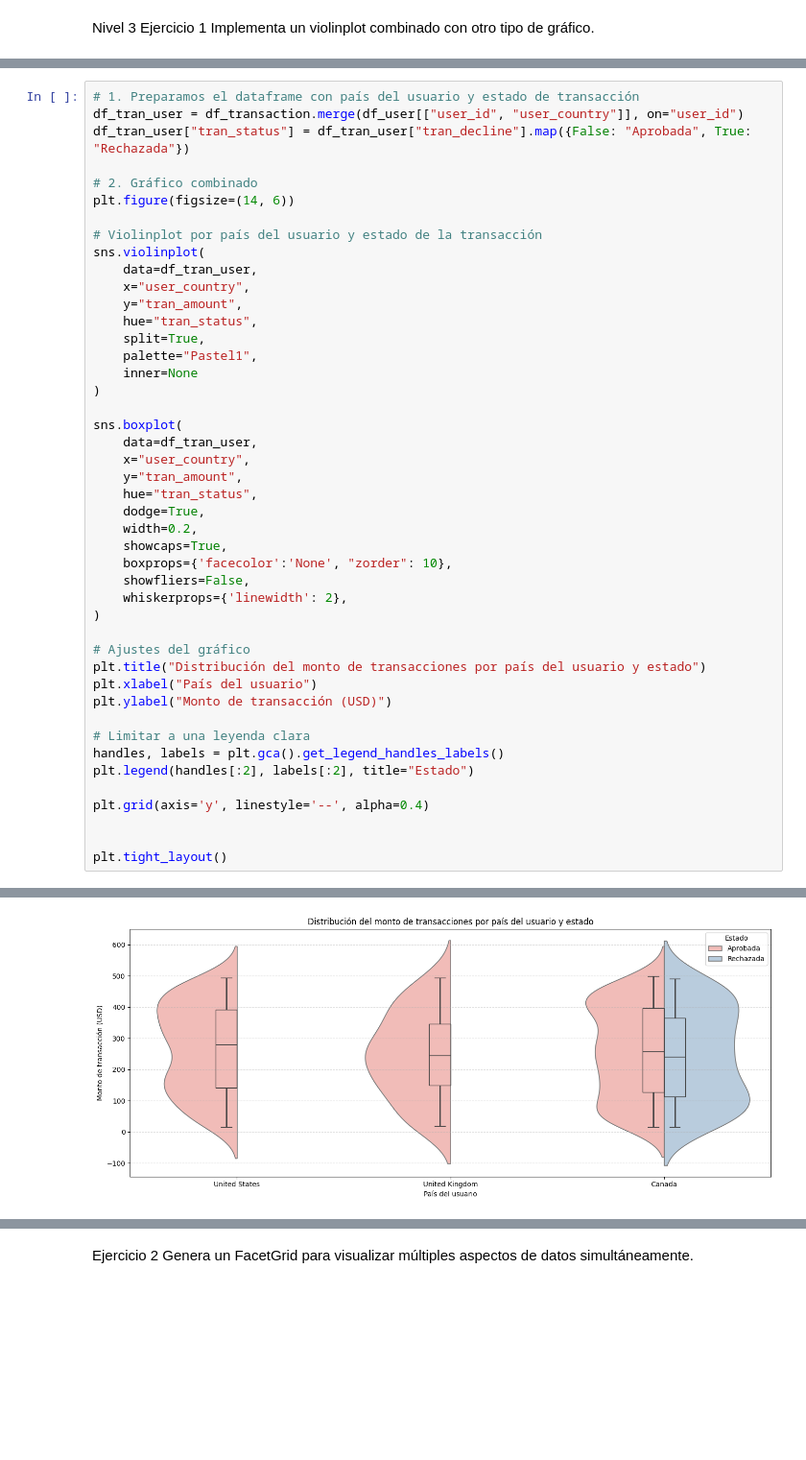
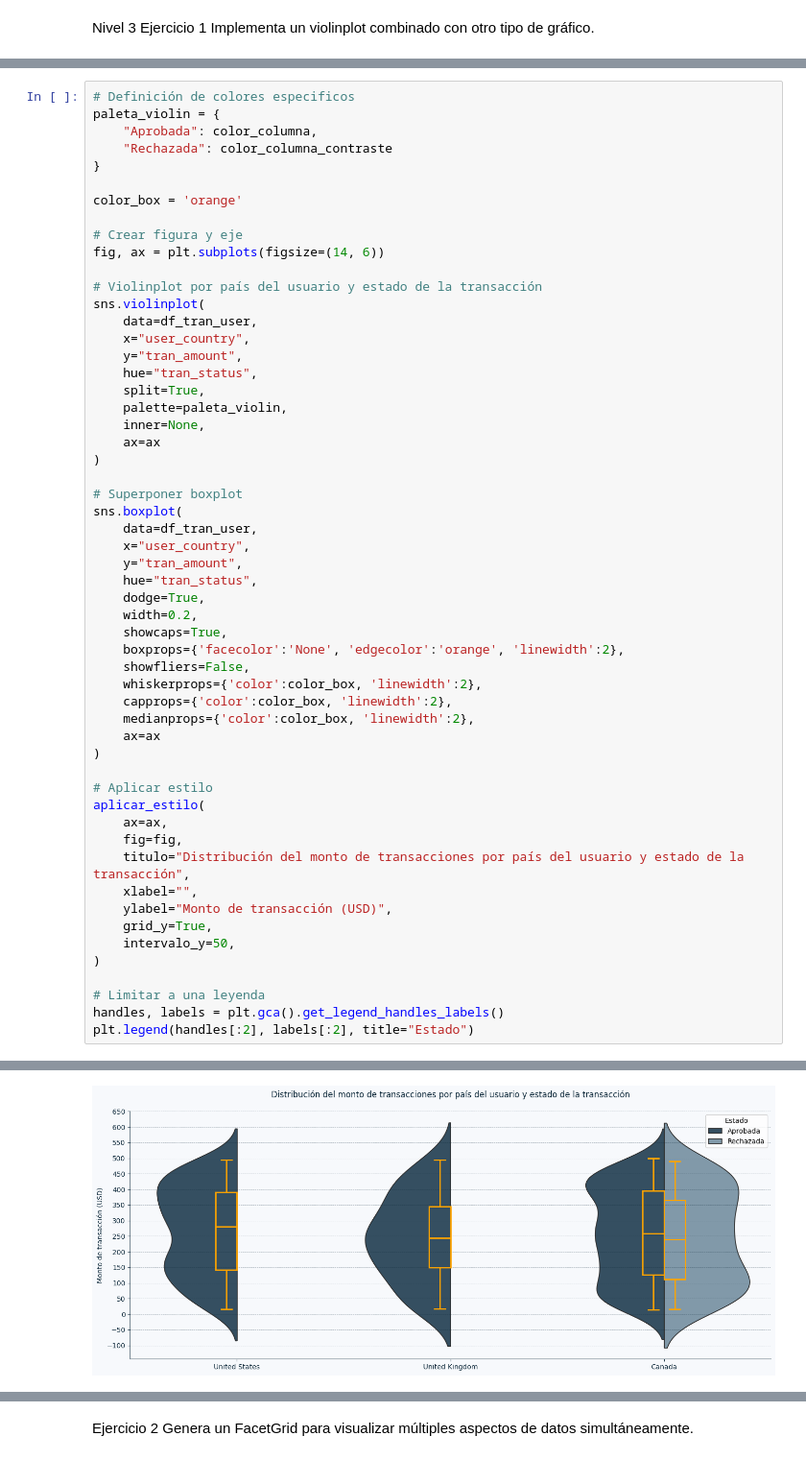
Before and after one commit to ingridtp/itacademy, a Jupyter notebook: Sprint 8/Sprint8.ipynb, the cells around one changed output, grey strips where cells are left out. Shown at 96% size. Cells and saved outputs as stored; diff of their text form; blank space fills up the shorter version.

```diff
--- a/Sprint 8/Sprint8.ipynb
+++ b/Sprint 8/Sprint8.ipynb
@@ -1022,10 +1018,14 @@ Implementa un violinplot combinado con otro tipo de gráfico.
 # %%
-# 1. Preparamos el dataframe con país del usuario y estado de transacción
-df_tran_user = df_transaction.merge(df_user[["user_id", "user_country"]], on="user_id")
-df_tran_user["tran_status"] = df_tran_user["tran_decline"].map({False: "Aprobada", True: "Rechazada"})
+# Definición de colores especificos
+paleta_violin = {
+    "Aprobada": color_columna,
+    "Rechazada": color_columna_contraste
+}
 
-# 2. Gráfico combinado
-plt.figure(figsize=(14, 6))
+color_box = 'orange'
+
+# Crear figura y eje
+fig, ax = plt.subplots(figsize=(14, 6))
 
 # Violinplot por país del usuario y estado de la transacción
 sns.violinplot(
@@ -1034,10 +1034,12 @@ sns.violinplot(
     y="tran_amount",
     hue="tran_status",
     split=True,
-    palette="Pastel1",
-    inner=None
+    palette=paleta_violin,
+    inner=None,
+    ax=ax
 )
 
+# Superponer boxplot
 sns.boxplot(
     data=df_tran_user,
     x="user_country",
@@ -1046,22 +1048,26 @@ sns.boxplot(
     dodge=True,
     width=0.2,
     showcaps=True,
-    boxprops={'facecolor':'None', "zorder": 10},
+    boxprops={'facecolor':'None', 'edgecolor':'orange', 'linewidth':2},
     showfliers=False,
-    whiskerprops={'linewidth': 2},
+    whiskerprops={'color':color_box, 'linewidth':2},
+    capprops={'color':color_box, 'linewidth':2},
+    medianprops={'color':color_box, 'linewidth':2},
+    ax=ax
 )
 
-# Ajustes del gráfico
-plt.title("Distribución del monto de transacciones por país del usuario y estado")
-plt.xlabel("País del usuario")
-plt.ylabel("Monto de transacción (USD)")
+# Aplicar estilo
+aplicar_estilo(
+    ax=ax,
+    fig=fig,
+    titulo="Distribución del monto de transacciones por país del usuario y estado de la transacción",
+    xlabel="",
+    ylabel="Monto de transacción (USD)",
+    grid_y=True,
+    intervalo_y=50,
+)
 
-# Limitar a una leyenda clara
+# Limitar a una leyenda
 handles, labels = plt.gca().get_legend_handles_labels()
 plt.legend(handles[:2], labels[:2], title="Estado")
-
-plt.grid(axis='y', linestyle='--', alpha=0.4)
-
-
-plt.tight_layout()
 # %% [output]
@@ -1068 +1075 @@ plt.tight_layout()
-[figure, old version]
+[figure, new version]
```
Also changed, not shown: parts of 12 cells of this notebook.
